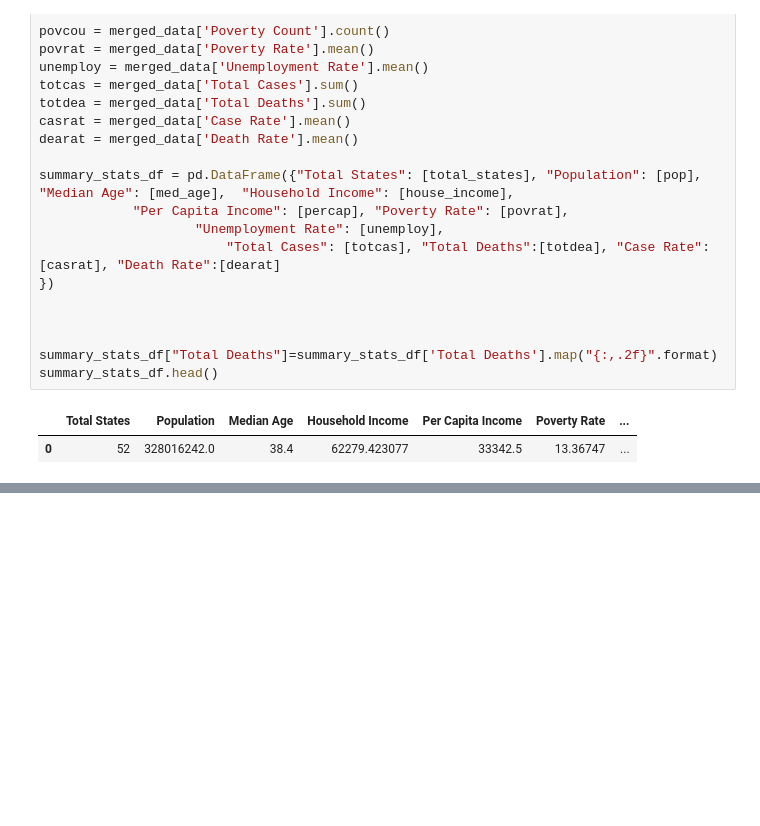
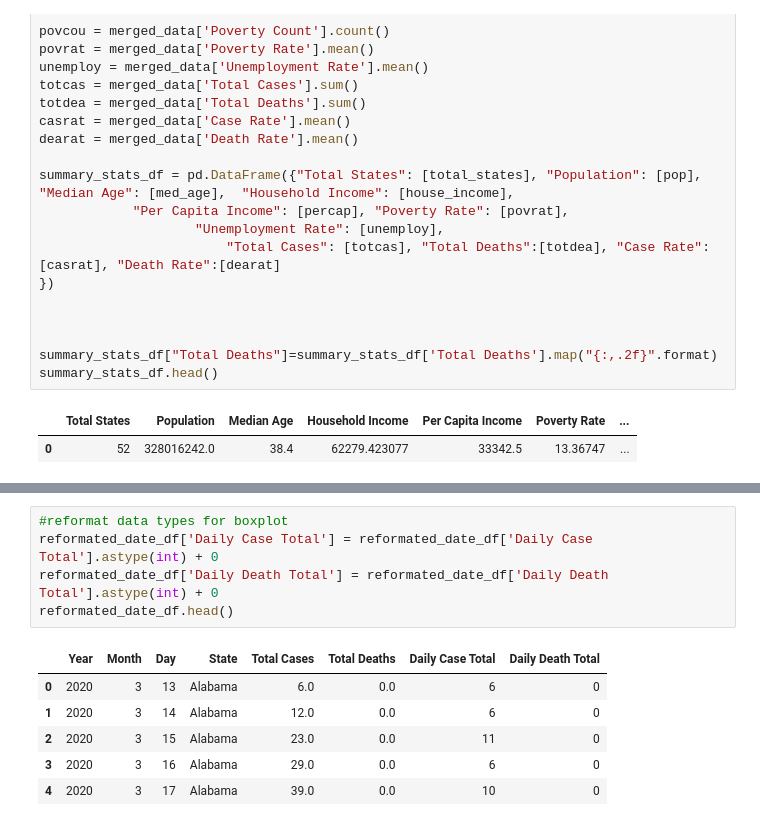
Before and after one commit to seanlipinski/Project1, a Jupyter notebook: Project_1_Covid.ipynb, the cells around one changed output, grey strips where cells are left out. Cells and saved outputs as stored; diff of their text form; blank space fills up the shorter version.

```diff
--- a/Project_1_Covid.ipynb
+++ b/Project_1_Covid.ipynb
@@ -472,0 +470,12 @@ TypeError: '>' not supported between instances of 'str' and 'int'
+# %%
+#reformat data types for boxplot
+reformated_date_df['Daily Case Total'] = reformated_date_df['Daily Case Total'].astype(int) + 0
+reformated_date_df['Daily Death Total'] = reformated_date_df['Daily Death Total'].astype(int) + 0
+reformated_date_df.head()
+# %% [output]
+|  | Year | Month | Day | State | Total Cases | Total Deaths | Daily Case Total | Daily Death Total |
+| 0 | 2020 | 3 | 13 | Alabama | 6.0 | 0.0 | 6 | 0 |
+| 1 | 2020 | 3 | 14 | Alabama | 12.0 | 0.0 | 6 | 0 |
+| 2 | 2020 | 3 | 15 | Alabama | 23.0 | 0.0 | 11 | 0 |
+| 3 | 2020 | 3 | 16 | Alabama | 29.0 | 0.0 | 6 | 0 |
+| 4 | 2020 | 3 | 17 | Alabama | 39.0 | 0.0 | 10 | 0 |
```
Also changed, not shown: parts of 6 cells of this notebook, 9 other files.
